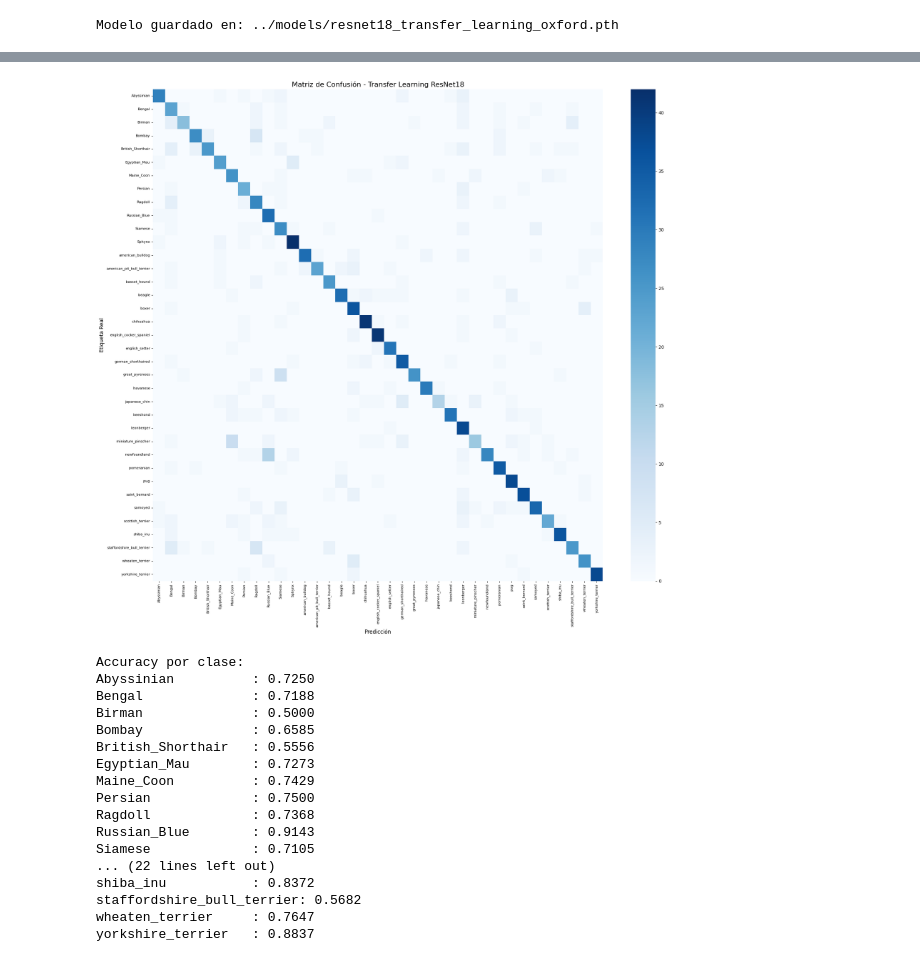
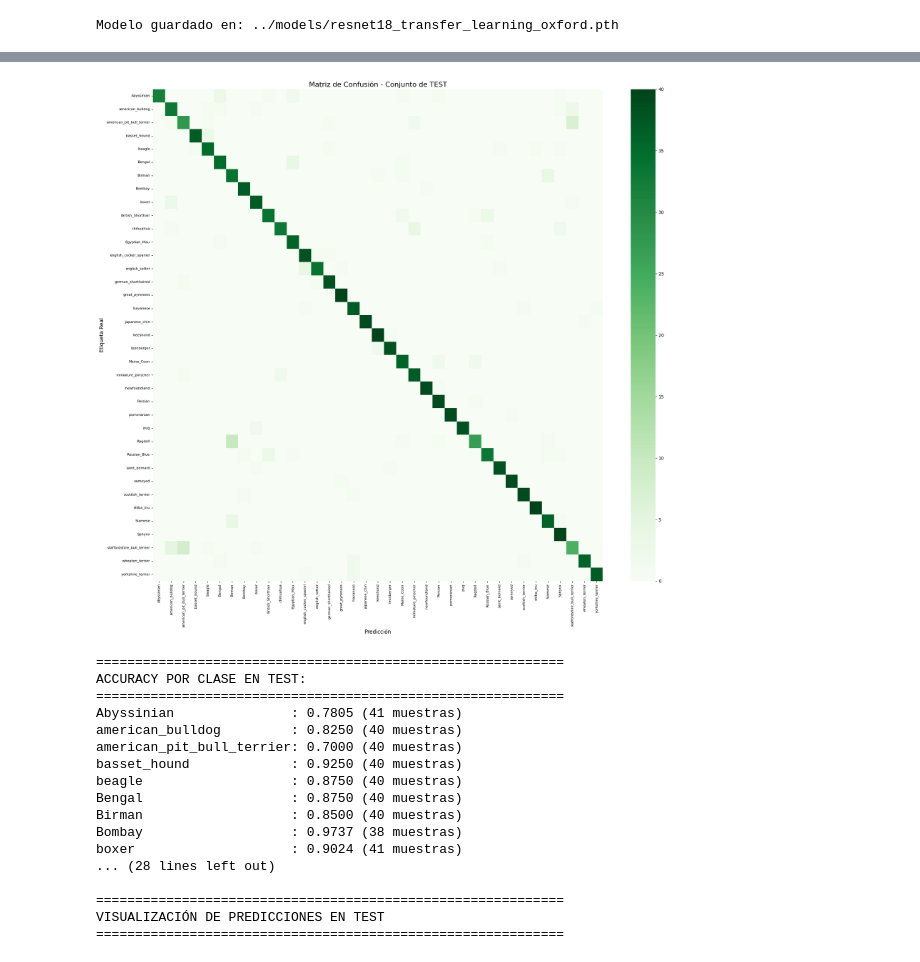
Before and after one commit to jrbeduardo/Proyecto-I-Clasificador-Imagenes, a Jupyter notebook: notebooks/transfer_learning_resnet18_oxford.ipynb, the cells around one changed output, grey strips where cells are left out. Cells and saved outputs as stored; diff of their text form; code cells hidden in the pictures.

Commit message:
Fix transfer learning notebook - remove data augmentation, add stratified train/val/test split (60/20/20), evaluate on test set

```diff
--- a/notebooks/transfer_learning_resnet18_oxford.ipynb
+++ b/notebooks/transfer_learning_resnet18_oxford.ipynb
@@ -458,7 +535,7 @@ def train_model(model, criterion, optimizer, scheduler, num_epochs=10):
 ## 11. Entrenar el modelo
 # %%
 # Entrenar el modelo
-num_epochs = 5
+num_epochs = 50
 
 print("Iniciando entrenamiento...")
 print(f"Épocas: {num_epochs}")
@@ -657,41 +730,49 @@ REPORTE DE CLASIFICACIÓN
 # %%
-# Matriz de confusión (simplificada para 37 clases)
+# Matriz de confusión
 cm = confusion_matrix(y_true, y_pred)
 
 plt.figure(figsize=(20, 18))
-sns.heatmap(cm, annot=False, fmt='d', cmap='Blues',
+sns.heatmap(cm, annot=False, fmt='d', cmap='Greens',
             xticklabels=full_dataset.class_names,
             yticklabels=full_dataset.class_names)
-plt.title('Matriz de Confusión - Transfer Learning ResNet18', fontsize=16)
+plt.title('Matriz de Confusión - Conjunto de TEST', fontsize=16)
 plt.ylabel('Etiqueta Real', fontsize=12)
 plt.xlabel('Predicción', fontsize=12)
 plt.xticks(rotation=90, fontsize=8)
 plt.yticks(rotation=0, fontsize=8)
 plt.tight_layout()
 plt.show()
 
-# Accuracy por clase
+# Accuracy por clase en TEST
 class_accuracy = cm.diagonal() / cm.sum(axis=1)
-print("\nAccuracy por clase:")
+print("\n" + "="*60)
+print("ACCURACY POR CLASE EN TEST:")
+print("="*60)
 for i, acc in enumerate(class_accuracy):
     if not np.isnan(acc):
-        print(f"{full_dataset.class_names[i]:20s}: {acc:.4f}")
+        count = cm.sum(axis=1)[i]
+        print(f"{full_dataset.class_names[i]:25s}: {acc:.4f} ({int(count)} muestras)")
+
+# Visualizar predicciones del test
+print("\n" + "="*60)
+print("VISUALIZACIÓN DE PREDICCIONES EN TEST")
+print("="*60)
 # %% [output]
-[figure, old version]
+[figure, new version]
-Accuracy por clase:
-Abyssinian          : 0.7250
-Bengal              : 0.7188
-Birman              : 0.5000
-Bombay              : 0.6585
-British_Shorthair   : 0.5556
-Egyptian_Mau        : 0.7273
-Maine_Coon          : 0.7429
-Persian             : 0.7500
-Ragdoll             : 0.7368
-Russian_Blue        : 0.9143
-Siamese             : 0.7105
-... (22 lines left out)
-shiba_inu           : 0.8372
-staffordshire_bull_terrier: 0.5682
-wheaten_terrier     : 0.7647
-yorkshire_terrier   : 0.8837
+============================================================
+ACCURACY POR CLASE EN TEST:
+============================================================
+Abyssinian               : 0.7805 (41 muestras)
+american_bulldog         : 0.8250 (40 muestras)
+american_pit_bull_terrier: 0.7000 (40 muestras)
+basset_hound             : 0.9250 (40 muestras)
+beagle                   : 0.8750 (40 muestras)
+Bengal                   : 0.8750 (40 muestras)
+Birman                   : 0.8500 (40 muestras)
+Bombay                   : 0.9737 (38 muestras)
+boxer                    : 0.9024 (41 muestras)
+... (28 lines left out)
+
+============================================================
+VISUALIZACIÓN DE PREDICCIONES EN TEST
+============================================================
```
Also changed, not shown: parts of 14 cells of this notebook.
